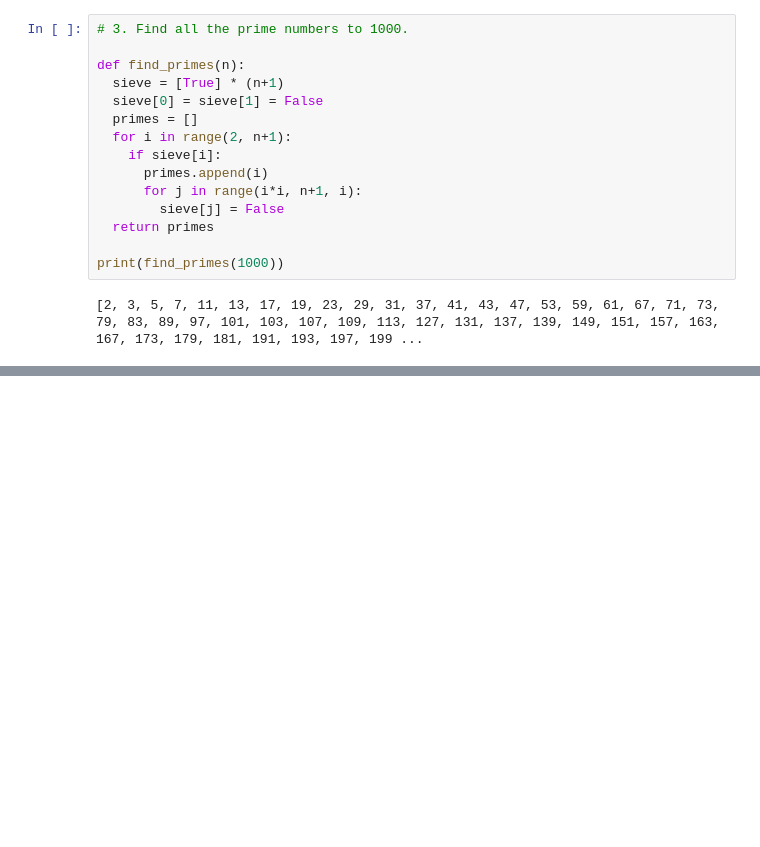
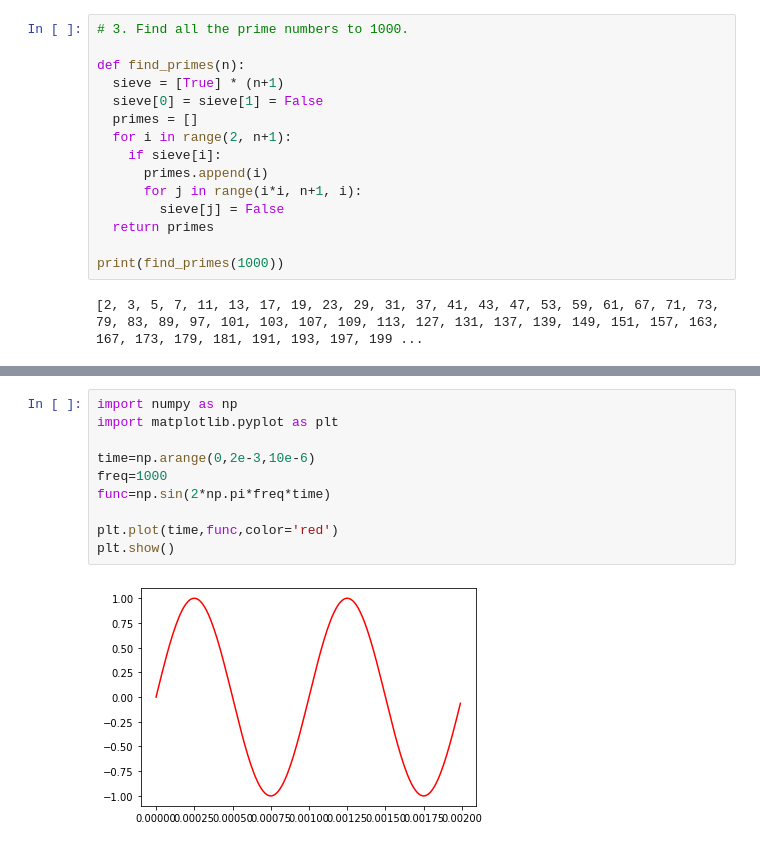
Before and after one commit to RishikeshSahu06/ComputationalPhysics, a Jupyter notebook: 21174019.ipynb, the cells around one changed output, grey strips where cells are left out. Cells and saved outputs as stored; diff of their text form; blank space fills up the shorter version.

```diff
--- a/21174019.ipynb
+++ b/21174019.ipynb
@@ -272,0 +544,12 @@ print(find_primes(1000))
+# %%
+import numpy as np
+import matplotlib.pyplot as plt
+
+time=np.arange(0,2e-3,10e-6)
+freq=1000
+func=np.sin(2*np.pi*freq*time)
+
+plt.plot(time,func,color='red')
+plt.show()
+# %% [output]
+[figure, added]
```
Also changed, not shown: parts of 36 cells of this notebook.
